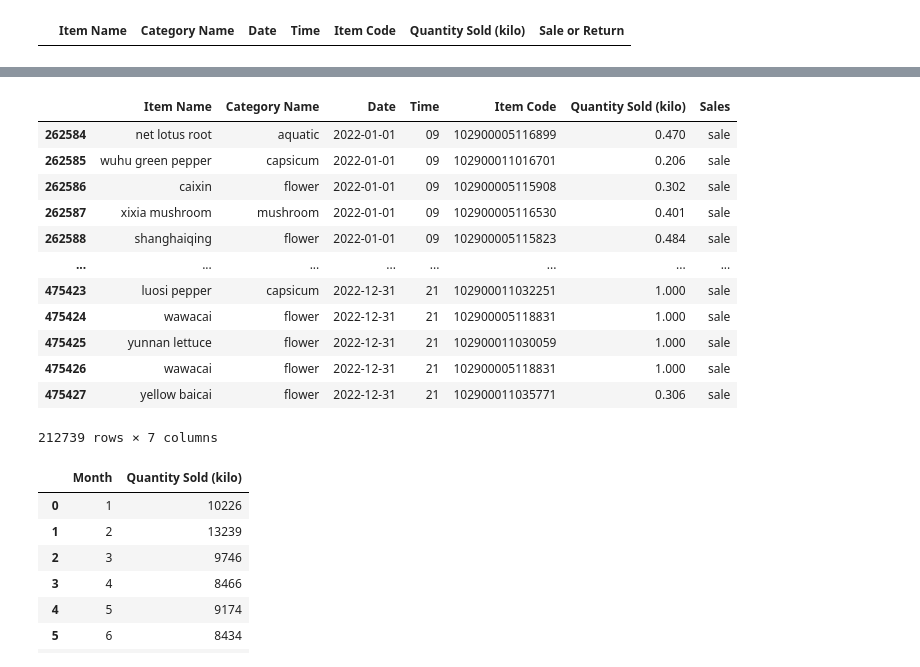
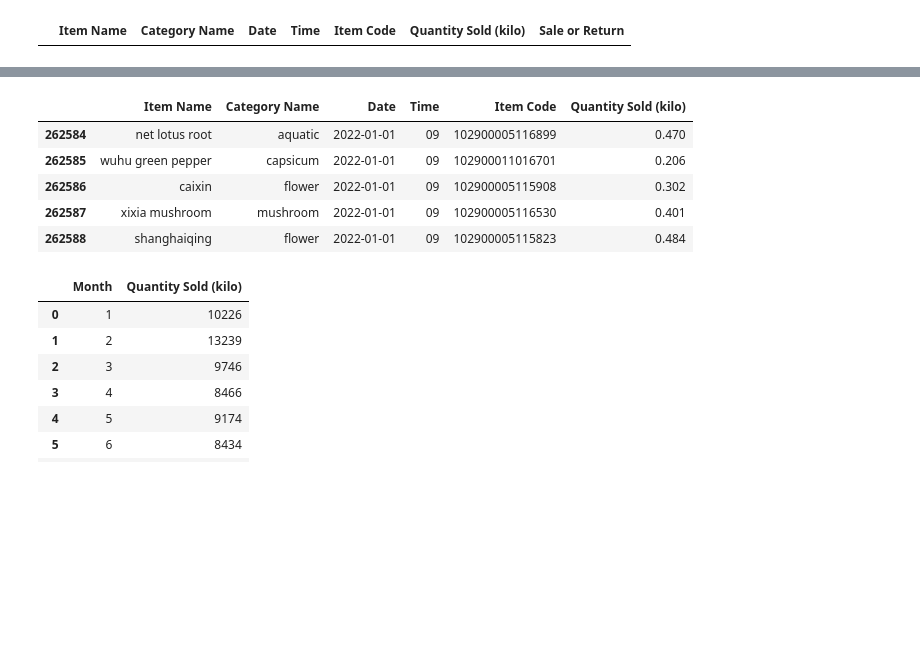
Before and after one commit to RumethSandinu/Project-connexa, a Jupyter notebook: Naveen/preprocessing.ipynb, the cells around one changed output, grey strips where cells are left out. Cells and saved outputs as stored; diff of their text form; code cells hidden in the pictures; blank space fills up the shorter version.

```diff
--- a/Naveen/preprocessing.ipynb
+++ b/Naveen/preprocessing.ipynb
@@ -114,7 +98,7 @@ return_rows
 # %% [output]
 |  | Item Name | Category Name | Date | Time | Item Code | Quantity Sold (kilo) | Sale or Return |
 # %%
-# Rename sale or return column name to Sales
-df.rename(columns={'Sale or Return': 'Sales'}, inplace=True)
-df.head(10)
+# Remove the sale or return value because in the df now all are sale items
+df = df.drop(columns='Sale or Return')
+df.head(5)
 # %% [output]
@@ -151,22 +123,15 @@ df_2021
 # %%
 # 2022 sales
 df['Date'] = pd.to_datetime(df['Date'])
 df_2022 = df[df['Date'].dt.year == 2022]
-df_2022
+df_2022.head(5)
 # %% [output]
-|  | Item Name | Category Name | Date | Time | Item Code | Quantity Sold (kilo) | Sales |
-| 262584 | net lotus root | aquatic | 2022-01-01 | 09 | 102900005116899 | 0.470 | sale |
-| 262585 | wuhu green pepper | capsicum | 2022-01-01 | 09 | 102900011016701 | 0.206 | sale |
-| 262586 | caixin | flower | 2022-01-01 | 09 | 102900005115908 | 0.302 | sale |
-| 262587 | xixia mushroom | mushroom | 2022-01-01 | 09 | 102900005116530 | 0.401 | sale |
-| 262588 | shanghaiqing | flower | 2022-01-01 | 09 | 102900005115823 | 0.484 | sale |
-| ... | ... | ... | ... | ... | ... | ... | ... |
-| 475423 | luosi pepper | capsicum | 2022-12-31 | 21 | 102900011032251 | 1.000 | sale |
-| 475424 | wawacai | flower | 2022-12-31 | 21 | 102900005118831 | 1.000 | sale |
-| 475425 | yunnan lettuce | flower | 2022-12-31 | 21 | 102900011030059 | 1.000 | sale |
-| 475426 | wawacai | flower | 2022-12-31 | 21 | 102900005118831 | 1.000 | sale |
-| 475427 | yellow baicai | flower | 2022-12-31 | 21 | 102900011035771 | 0.306 | sale |
+|  | Item Name | Category Name | Date | Time | Item Code | Quantity Sold (kilo) |
+| 262584 | net lotus root | aquatic | 2022-01-01 | 09 | 102900005116899 | 0.470 |
+| 262585 | wuhu green pepper | capsicum | 2022-01-01 | 09 | 102900011016701 | 0.206 |
+| 262586 | caixin | flower | 2022-01-01 | 09 | 102900005115908 | 0.302 |
+| 262587 | xixia mushroom | mushroom | 2022-01-01 | 09 | 102900005116530 | 0.401 |
+| 262588 | shanghaiqing | flower | 2022-01-01 | 09 | 102900005115823 | 0.484 |
-212739 rows × 7 columns
 # %%
 # Monthly sales Quantity Sold (kilo) in 2021
 sales_data_2021 = df_2021.groupby(df_2021['Date'].dt.month)['Quantity Sold (kilo)'].sum().reset_index().rename(columns = {"Date" : "Month"}).round(0).astype('int')
```
Also changed, not shown: parts of 8 cells of this notebook.
